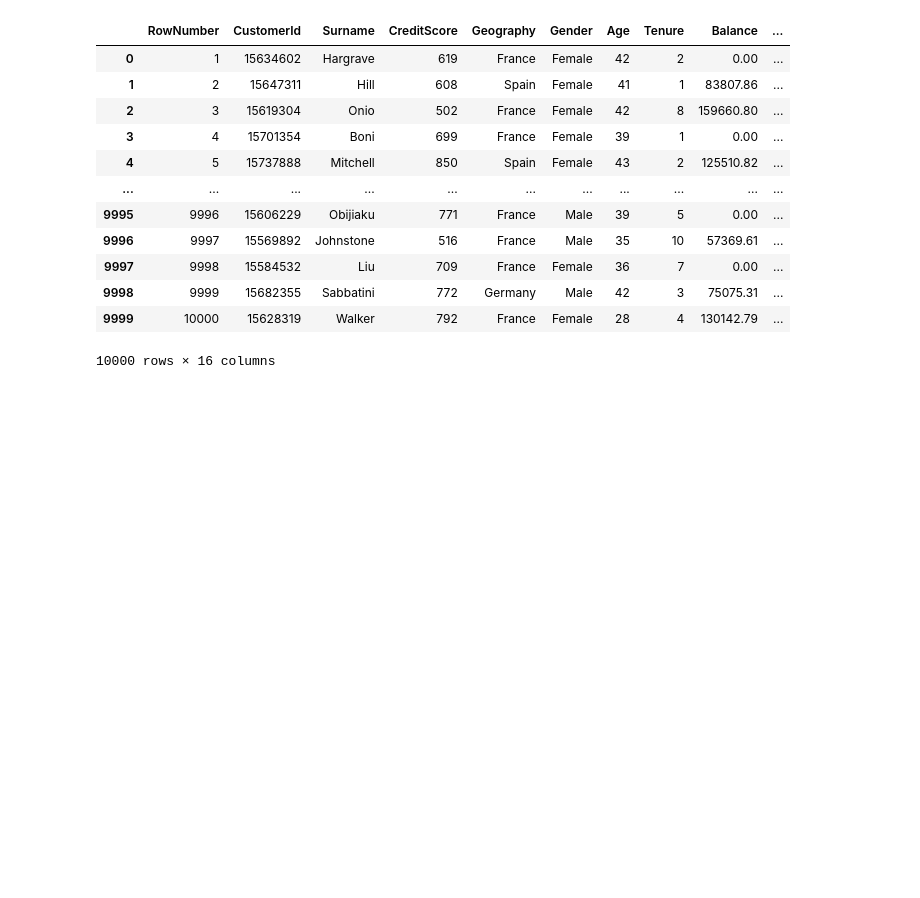
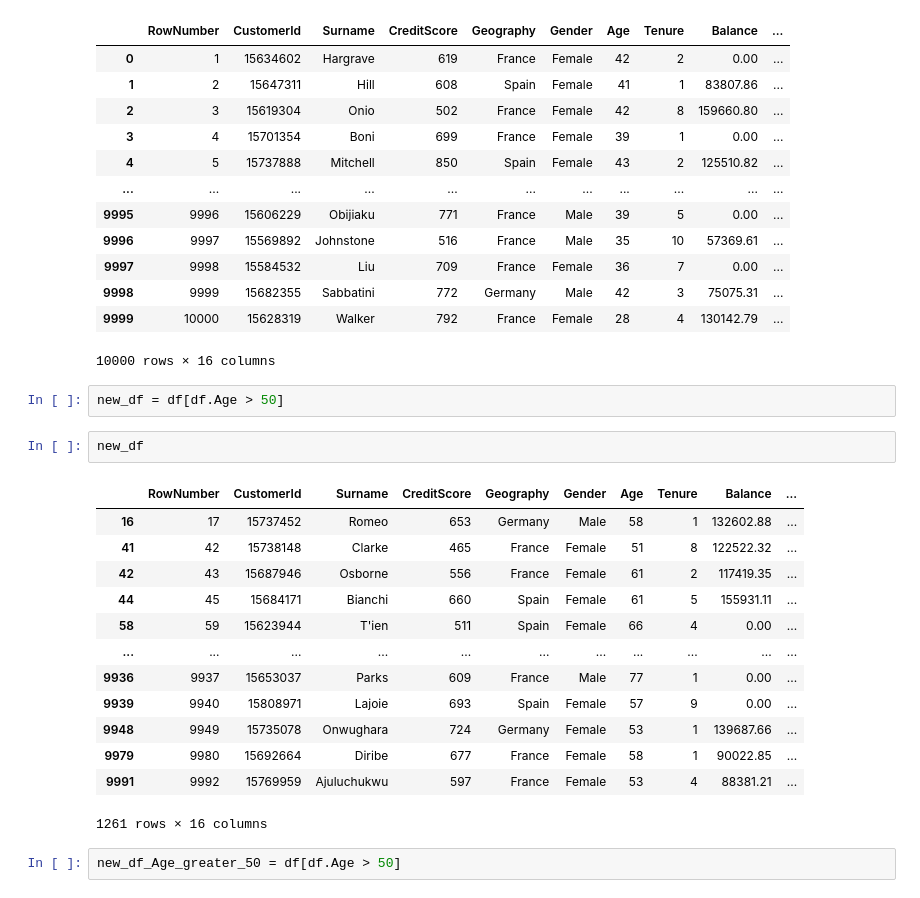
Before and after one commit to omonuj/Python-for-data-science, a Jupyter notebook: Pandas.ipynb, the cells around one changed output. Saved outputs shown, nothing was run; the diff lists cells and outputs as text; blank space fills up the shorter version.

```diff
--- a/Pandas.ipynb
+++ b/Pandas.ipynb
@@ -203,3 +203,23 @@ df
 | 9998 | 9999 | 15682355 | Sabbatini | 772 | Germany | Male | 42 | 3 | 75075.31 | ... |
 | 9999 | 10000 | 15628319 | Walker | 792 | France | Female | 28 | 4 | 130142.79 | ... |
 10000 rows × 16 columns
+# %%
+new_df = df[df.Age > 50]
+# %%
+new_df
+# %% [output]
+|  | RowNumber | CustomerId | Surname | CreditScore | Geography | Gender | Age | Tenure | Balance | ... |
+| 16 | 17 | 15737452 | Romeo | 653 | Germany | Male | 58 | 1 | 132602.88 | ... |
+| 41 | 42 | 15738148 | Clarke | 465 | France | Female | 51 | 8 | 122522.32 | ... |
+| 42 | 43 | 15687946 | Osborne | 556 | France | Female | 61 | 2 | 117419.35 | ... |
+| 44 | 45 | 15684171 | Bianchi | 660 | Spain | Female | 61 | 5 | 155931.11 | ... |
+| 58 | 59 | 15623944 | T'ien | 511 | Spain | Female | 66 | 4 | 0.00 | ... |
+| ... | ... | ... | ... | ... | ... | ... | ... | ... | ... | ... |
+| 9936 | 9937 | 15653037 | Parks | 609 | France | Male | 77 | 1 | 0.00 | ... |
+| 9939 | 9940 | 15808971 | Lajoie | 693 | Spain | Female | 57 | 9 | 0.00 | ... |
+| 9948 | 9949 | 15735078 | Onwughara | 724 | Germany | Female | 53 | 1 | 139687.66 | ... |
+| 9979 | 9980 | 15692664 | Diribe | 677 | France | Female | 58 | 1 | 90022.85 | ... |
+| 9991 | 9992 | 15769959 | Ajuluchukwu | 597 | France | Female | 53 | 4 | 88381.21 | ... |
+1261 rows × 16 columns
+# %%
+new_df_Age_greater_50 = df[df.Age > 50]
```
Also changed, not shown: parts of 2 cells of this notebook.
